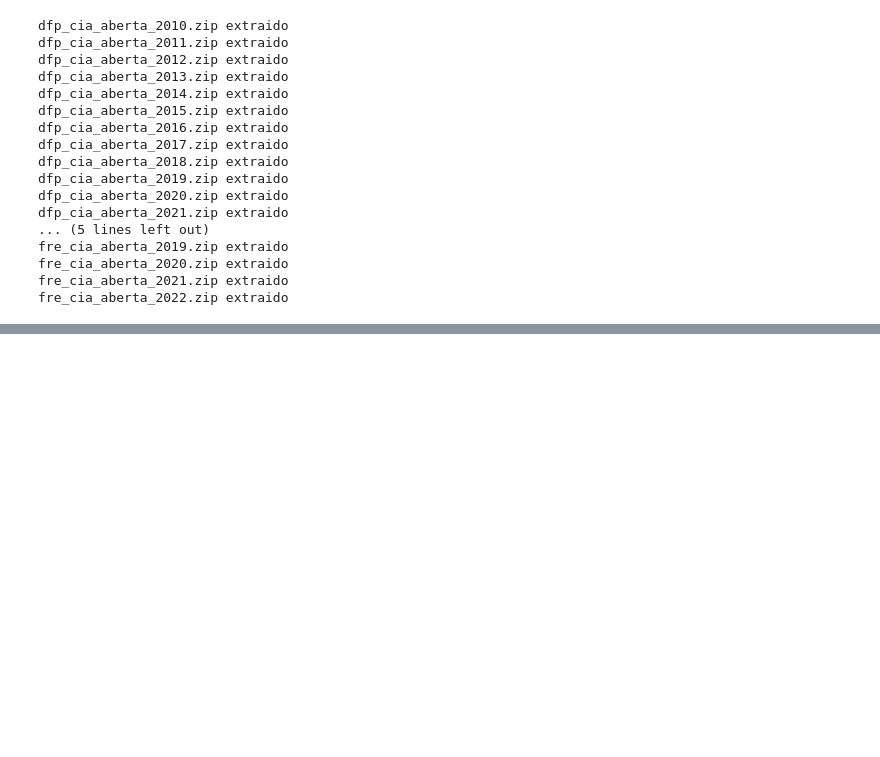
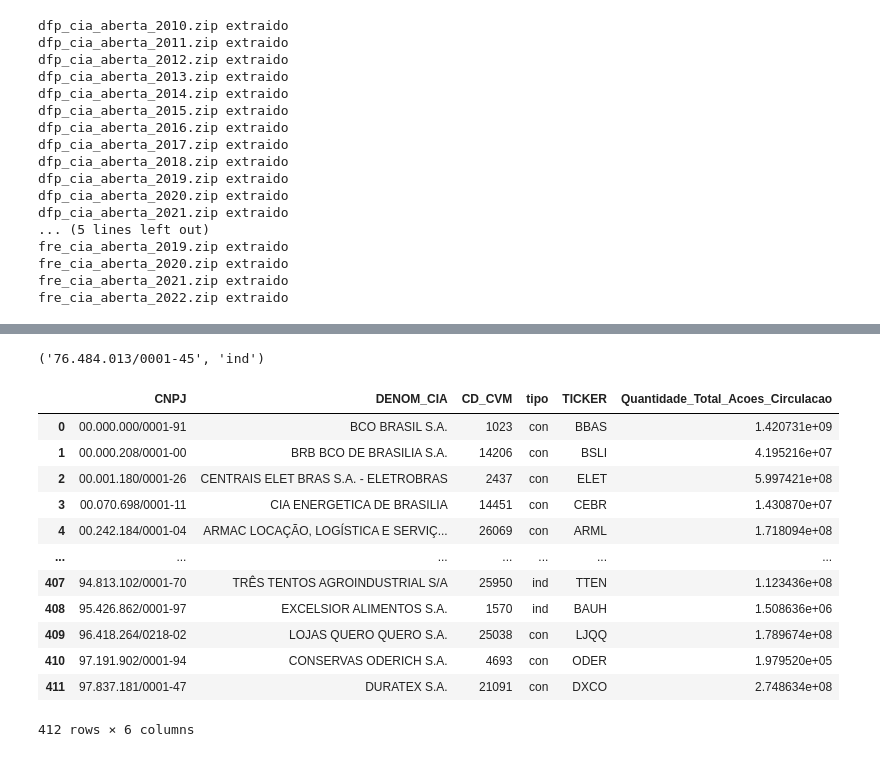
Before and after one commit to ggarmatter/Extrai-dados-CVM, a Jupyter notebook: filtro acoes.ipynb, the cells around one changed output, grey strips where cells are left out. Cells and saved outputs as stored; diff of their text form; code cells hidden in the pictures; blank space fills up the shorter version.

Commit message:
inicio filtro de lucro

```diff
--- a/filtro acoes.ipynb
+++ b/filtro acoes.ipynb
@@ -405,2 +419,28 @@ lista_empresas
+# %%
+cnpj = empresa["CNPJ"].iloc[0]
+tipo = empresa["tipo"].iloc[0]
+cnpj, tipo
+# %% [output]
+('76.484.013/0001-45', 'ind')
 # %%
 # calcular indicadores e colocar cotação (adiar ao maximo pq demora mto tempo pra pegar)
+# %%
+# ver se teve lucro nos últimos 10 anos
+
+# Cria a coluna CNPJ com os dados do index
+lista_empresas = lista_empresas.rename_axis('CNPJ').reset_index()
+lista_empresas
+# %% [output]
+|  | CNPJ | DENOM_CIA | CD_CVM | tipo | TICKER | Quantidade_Total_Acoes_Circulacao |
+| 0 | 00.000.000/0001-91 | BCO BRASIL S.A. | 1023 | con | BBAS | 1.420731e+09 |
+| 1 | 00.000.208/0001-00 | BRB BCO DE BRASILIA S.A. | 14206 | con | BSLI | 4.195216e+07 |
+| 2 | 00.001.180/0001-26 | CENTRAIS ELET BRAS S.A. - ELETROBRAS | 2437 | con | ELET | 5.997421e+08 |
+| 3 | 00.070.698/0001-11 | CIA ENERGETICA DE BRASILIA | 14451 | con | CEBR | 1.430870e+07 |
+| 4 | 00.242.184/0001-04 | ARMAC LOCAÇÃO, LOGÍSTICA E SERVIÇ... | 26069 | con | ARML | 1.718094e+08 |
+| ... | ... | ... | ... | ... | ... | ... |
+| 407 | 94.813.102/0001-70 | TRÊS TENTOS AGROINDUSTRIAL S/A | 25950 | ind | TTEN | 1.123436e+08 |
+| 408 | 95.426.862/0001-97 | EXCELSIOR ALIMENTOS S.A. | 1570 | ind | BAUH | 1.508636e+06 |
+| 409 | 96.418.264/0218-02 | LOJAS QUERO QUERO S.A. | 25038 | con | LJQQ | 1.789674e+08 |
+| 410 | 97.191.902/0001-94 | CONSERVAS ODERICH S.A. | 4693 | con | ODER | 1.979520e+05 |
+| 411 | 97.837.181/0001-47 | DURATEX S.A. | 21091 | con | DXCO | 2.748634e+08 |
+412 rows × 6 columns
```
Also changed, not shown: parts of 12 cells of this notebook.
